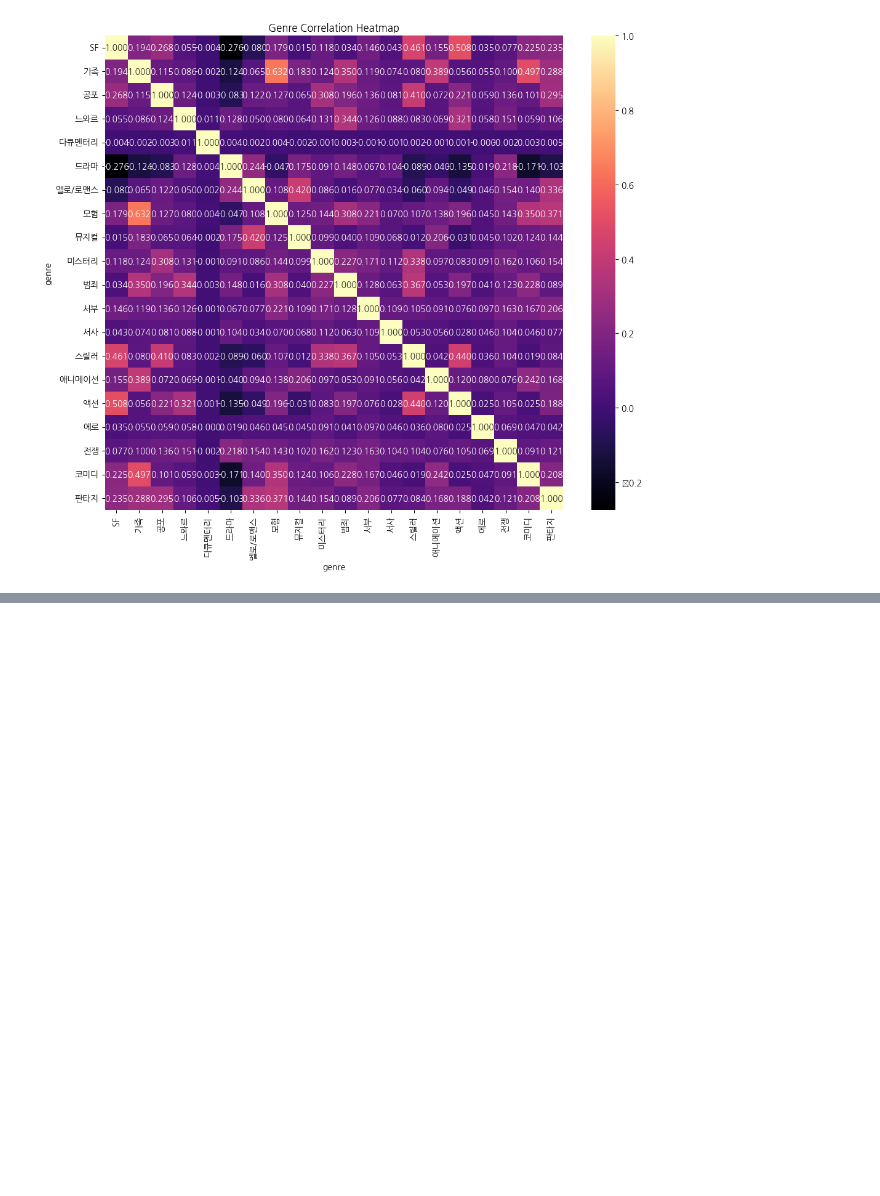
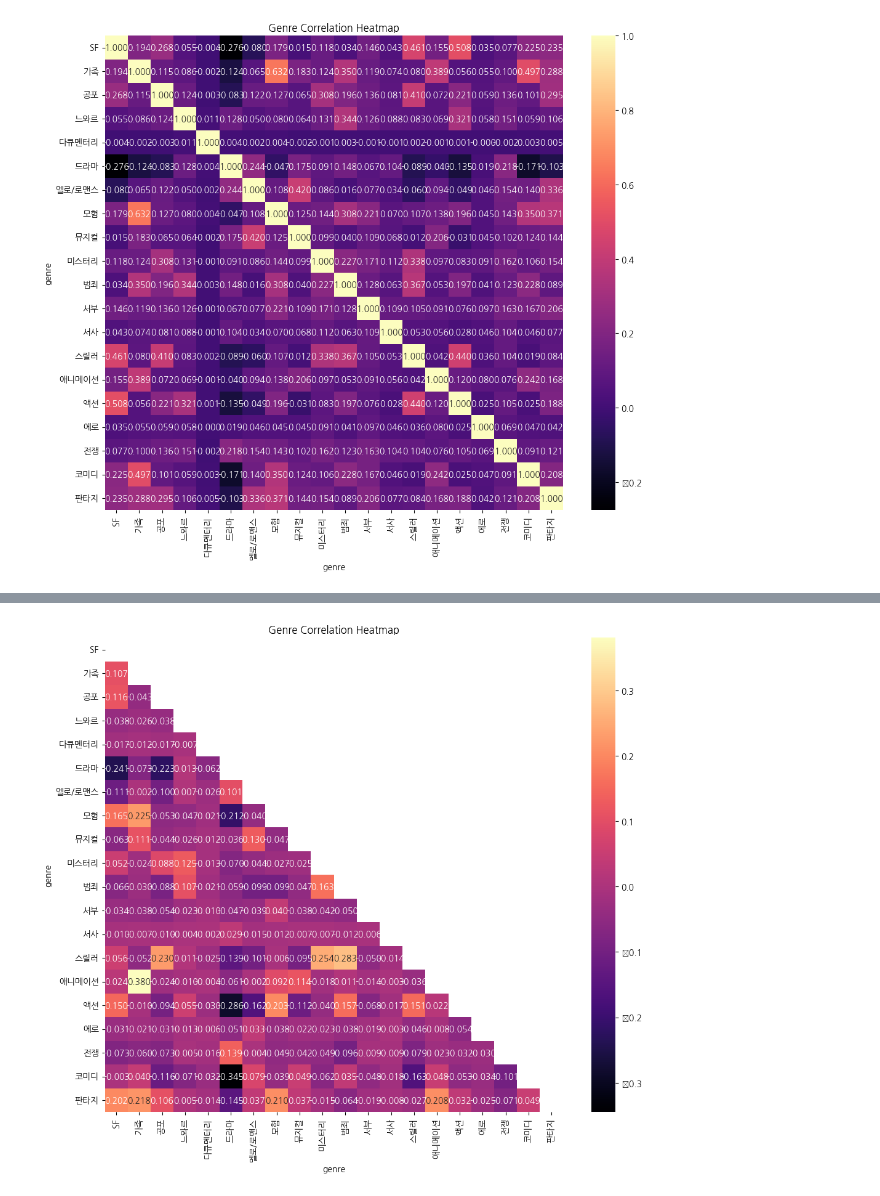
Before and after one commit to Hyungjuk42/Codyssey, a Jupyter notebook: 2. 데이터셋 조사 및 분석/7_상관관계_분석.ipynb, the cells around one changed output, grey strips where cells are left out. Saved outputs shown, nothing was run; the diff lists cells and outputs as text; code cells hidden in the pictures; blank space fills up the shorter version.

```diff
--- a/2. 데이터셋 조사 및 분석/7_상관관계_분석.ipynb
+++ b/2. 데이터셋 조사 및 분석/7_상관관계_분석.ipynb
@@ -257,0 +186,20 @@ user_id
+# %%
+genres_df = dfs['genres']
+
+genres_df['cnt'] = 1
+
+genres_movies_table = genres_df.pivot_table(index='movie', columns='genre', values='cnt', aggfunc='count')
+
+genres_movies_table = genres_movies_table.fillna(0)
+
+genres_corr = genres_movies_table.corr()
+
+
+mask = np.triu(np.ones_like(genres_corr, dtype=bool), k=0)
+
+plt.figure(figsize=(12, 10))
+sns.heatmap(genres_corr, mask=mask, annot=True, cmap='magma', fmt='.3f')
+plt.title('Genre Correlation Heatmap')
+plt.show()
+# %% [output]
+[figure, added]
```
Also changed, not shown: parts of 1 cell of this notebook, 3 other files.
